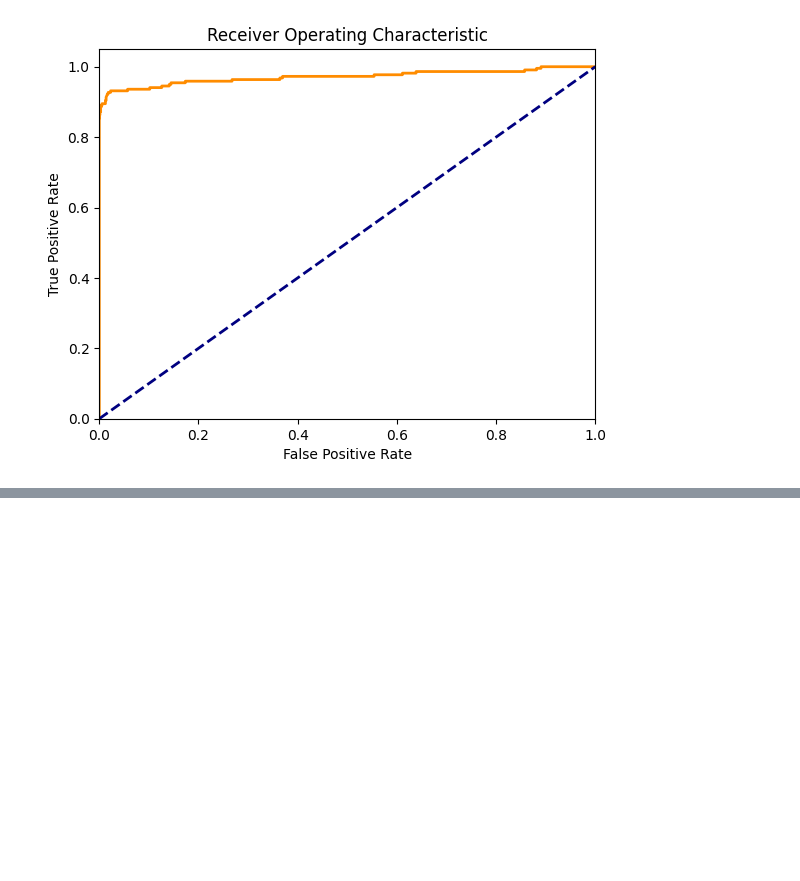
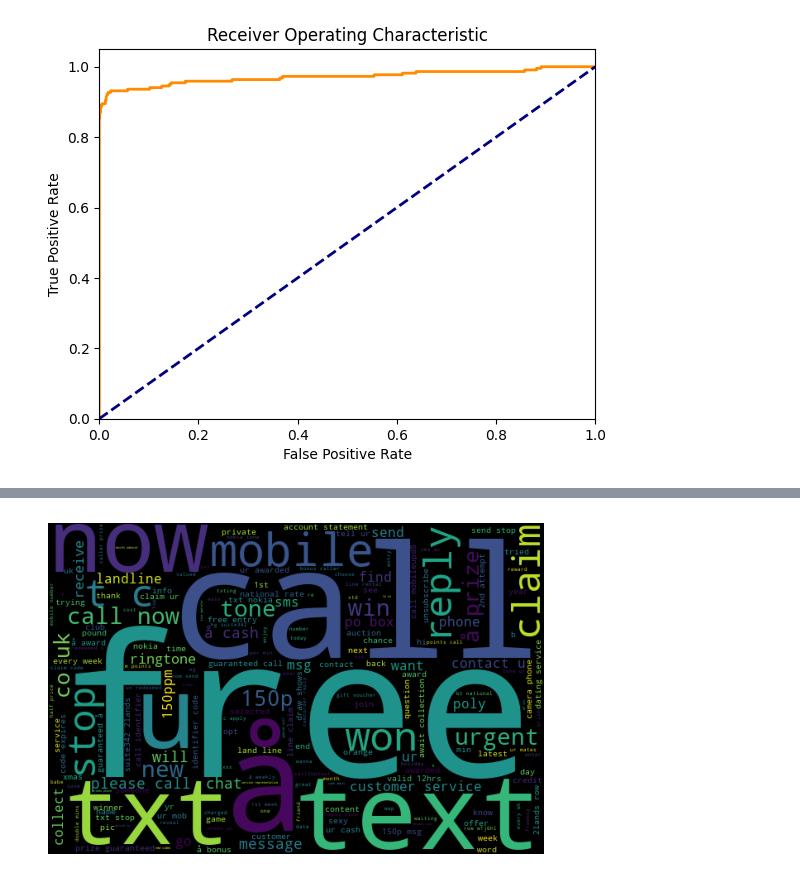
Before and after one commit to MitroulisDimitris/NLP, a Jupyter notebook: SpamDetection/NaiveBayes.ipynb, the cells around one changed output, grey strips where cells are left out. Saved outputs shown, nothing was run; the diff lists cells and outputs as text; code cells hidden in the pictures; blank space fills up the shorter version.

```diff
--- a/SpamDetection/NaiveBayes.ipynb
+++ b/SpamDetection/NaiveBayes.ipynb
@@ -152,0 +167,13 @@ plt.show()
+# %%
+def visualize(label):
+    words = ''
+    for msg in df[df['Labels'] == label]['Texts']:
+        msg = msg.lower()
+        words += msg + ' '
+    wordcloud = WordCloud(width = 600,height=400).generate(words)
+    plt.imshow(wordcloud)
+    plt.axis('off')
+    plt.show()
+visualize('spam')
+# %% [output]
+[figure, added]
```
Also changed, not shown: parts of 3 cells of this notebook.
